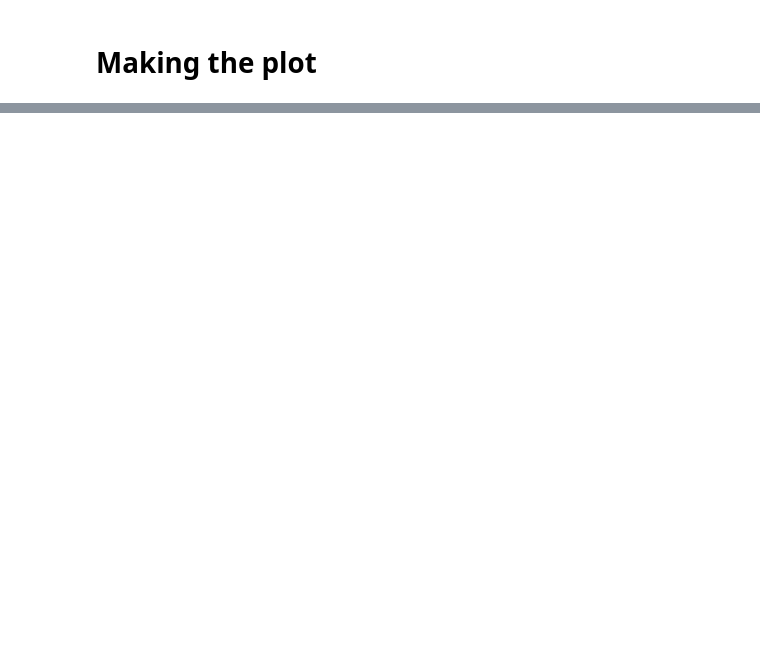
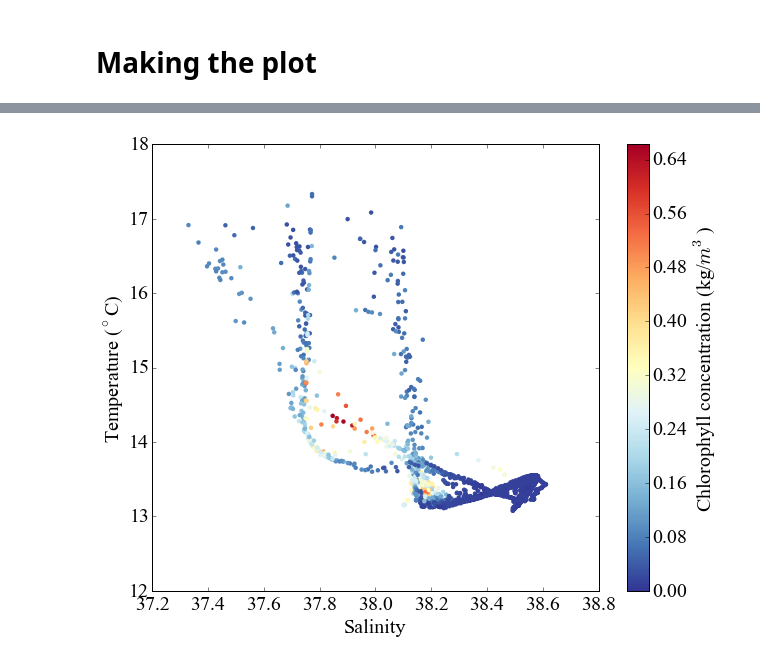
Before and after one commit to ctroupin/Python-Course-Cadiz, a Jupyter notebook: notebooks/plot_TS_diagram.ipynb, the cells around one changed output, grey strips where cells are left out. Cells and saved outputs as stored; diff of their text form; code cells hidden in the pictures; blank space fills up the shorter version.

```diff
--- a/notebooks/plot_TS_diagram.ipynb
+++ b/notebooks/plot_TS_diagram.ipynb
@@ -62,0 +73,15 @@ The figure can be explored using the buttons on the upper-right corner: pan, zoo
+# %%
+import matplotlib as mpl
+mpl.rcParams.update({'font.size': 20, 'font.family': 'Times New Roman'})
+cmap = plt.cm.RdYlBu_r
+# %%
+fig = plt.figure(figsize=(10, 8))
+plt.scatter(salinity, temperature, c=chlorophyll, edgecolor='None', cmap=cmap)
+plt.xlabel('Salinity')
+plt.ylabel('Temperature ($^{\circ}$C)')
+cbar = plt.colorbar()
+cbar.set_label('Chlorophyll concentration (kg/$m^3$)')
+
+plt.show()
+# %% [output]
+[figure, added]
```
Also changed, not shown: parts of 28 cells of this notebook.
